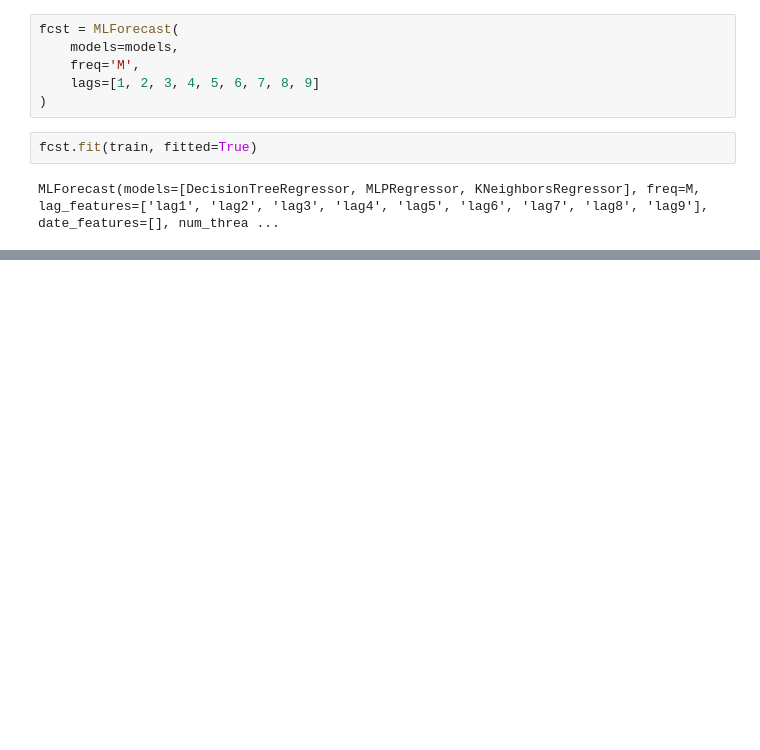
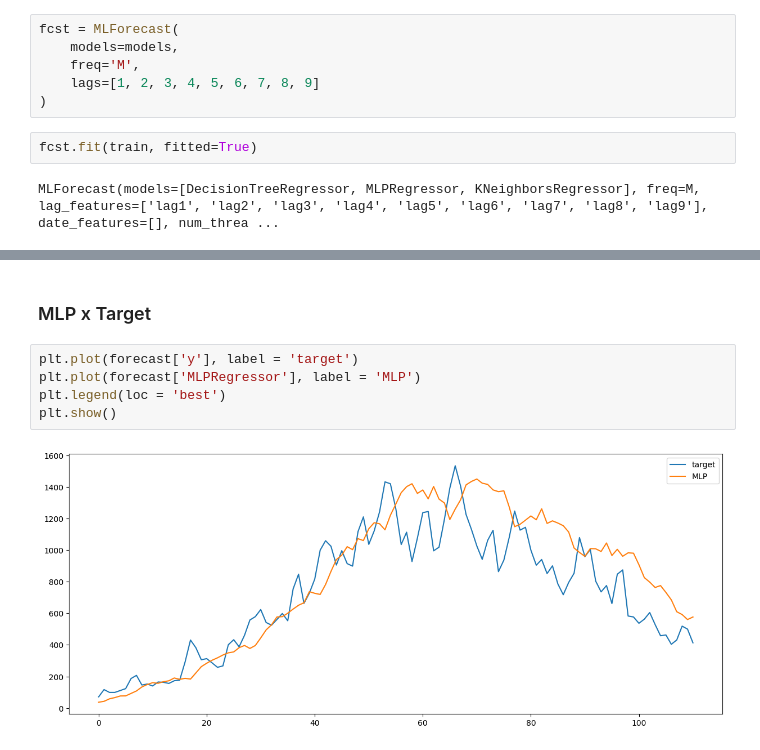
Before and after one commit to MateusVasc/atividades-pet-ciencia-de-dados, a Jupyter notebook: atividades/segunda_fase/atividade_4.ipynb, the cells around one changed output, grey strips where cells are left out. Drawn from its saved outputs; the diff is of its cells as text; blank space fills up the shorter version.

```diff
--- a/atividades/segunda_fase/atividade_4.ipynb
+++ b/atividades/segunda_fase/atividade_4.ipynb
@@ -161,0 +178,9 @@ plt.show()
+# %% [markdown]
+### MLP x Target
+# %%
+plt.plot(forecast['y'], label = 'target')
+plt.plot(forecast['MLPRegressor'], label = 'MLP')
+plt.legend(loc = 'best')
+plt.show()
+# %% [output]
+[figure, added]
```
Also changed, not shown: parts of 40 cells of this notebook.
